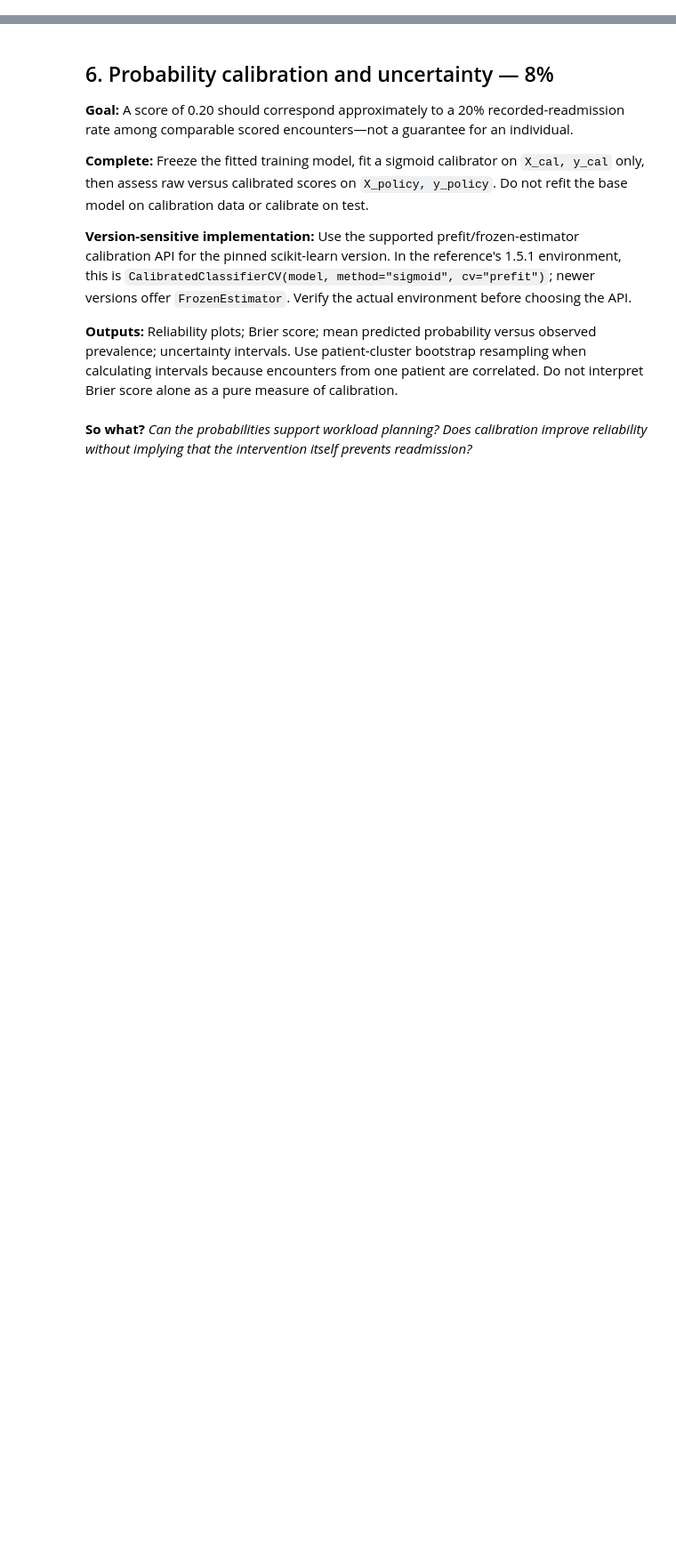
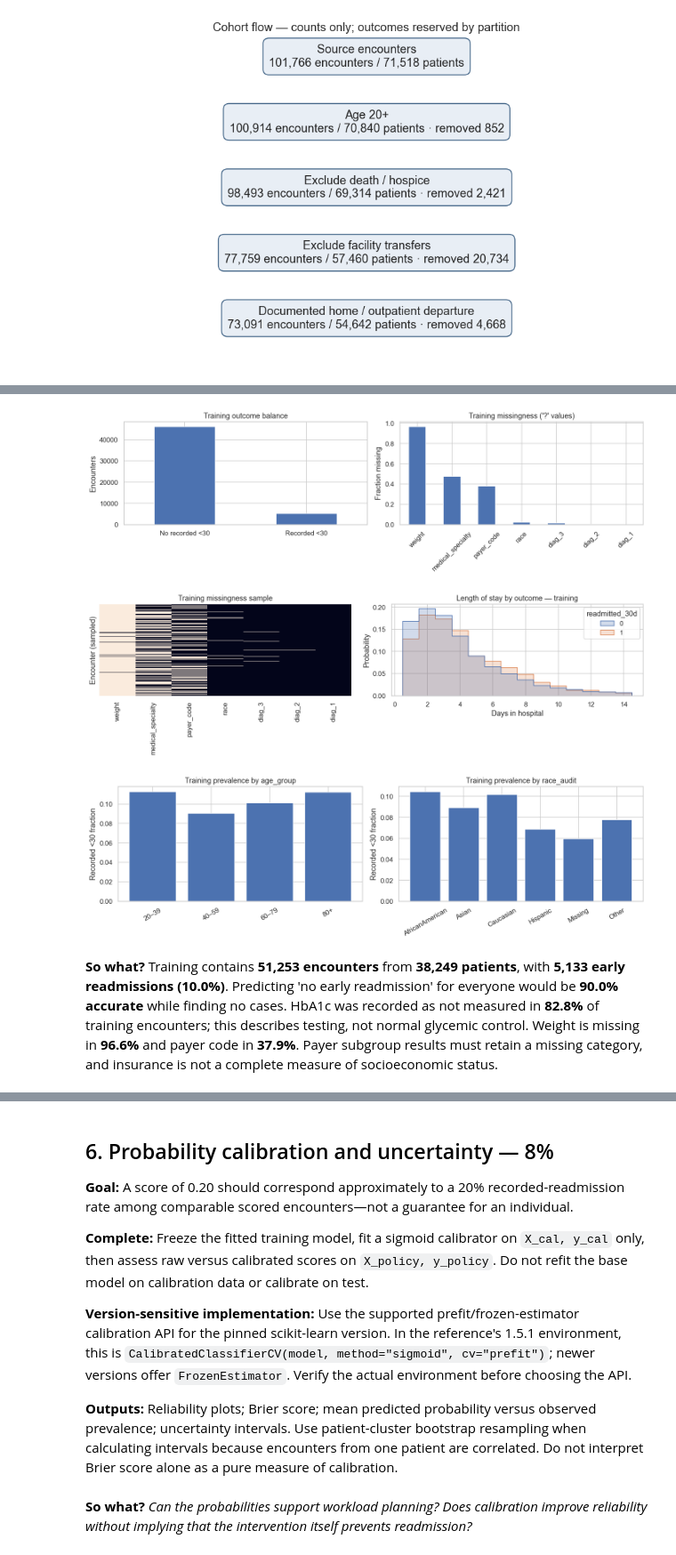
Before and after one commit to leaabj/healthcare_ai, a Jupyter notebook: Diabetes_Readmission_RAI_Skeleton.ipynb, the cells around one changed output, grey strips where cells are left out. Shown at 89% size. Saved outputs shown, nothing was run; the diff lists cells and outputs as text; code cells hidden in the pictures; blank space fills up the shorter version.

```diff
--- a/Diabetes_Readmission_RAI_Skeleton.ipynb
+++ b/Diabetes_Readmission_RAI_Skeleton.ipynb
@@ -252,0 +249,76 @@ The published dataset contains **101,766 encounters**, not 101,766 distinct pati
+# %%
+fig, ax = plt.subplots(figsize=(10, 6))
+ax.axis("off")
+for i, row in flow_table.iterrows():
+    y = 0.94 - i * 0.20
+    ax.text(0.5, y, f"{row['stage']}\n{row['encounters']:,} encounters / {row['patients']:,} patients"
+            + (f" · removed {row['removed_encounters']:,}" if i else ""),
+            ha="center", va="center", transform=ax.transAxes,
+            bbox={"boxstyle": "round,pad=0.5", "facecolor": "#e8eef5", "edgecolor": "#456789"})
+    if i < len(flow_table) - 1:
+        ax.annotate("", xy=(0.5, y-0.15), xytext=(0.5, y-0.06), xycoords="axes fraction",
+                    arrowprops={"arrowstyle": "->"})
+ax.set_title("Cohort flow — counts only; outcomes reserved by partition")
+fig.savefig(ARTIFACT_DIR / "cohort_flow.png", bbox_inches="tight")
+plt.show()
+
+cohort_tables = []
+for attribute in ["age_group", "gender_audit", "race_audit", "payer_code_audit"]:
+    table = train_df.groupby(attribute, dropna=False).agg(
+        encounters=(TARGET, "size"), patients=(PATIENT_ID, "nunique"),
+        early_readmissions=(TARGET, "sum"), prevalence=(TARGET, "mean"))
+    table["share_of_training"] = table["encounters"] / len(train_df)
+    table = table.reset_index().rename(columns={attribute: "group"}).assign(attribute=attribute)
+    cohort_tables.append(table)
+training_cohort_table = pd.concat(cohort_tables, ignore_index=True)
+display(training_cohort_table.round(4))
+training_cohort_table.to_csv(ARTIFACT_DIR / "training_cohort_table.csv", index=False)
+display(train_df[["time_in_hospital", "number_inpatient", "number_emergency", "num_medications"]]
+        .describe(percentiles=[0.25, 0.5, 0.75]).round(2))
+
+missingness = train_df[raw.columns].isna().mean().sort_values(ascending=False)
+display(missingness[missingness > 0].rename("missing_fraction").to_frame())
+missingness.rename("missing_fraction").to_csv(ARTIFACT_DIR / "training_missingness.csv")
+fig, axes = plt.subplots(1, 2, figsize=(13, 4))
+train_df[TARGET].map({0: "No recorded <30", 1: "Recorded <30"}).value_counts().plot.bar(ax=axes[0], rot=0)
+axes[0].set(title="Training outcome balance", ylabel="Encounters", xlabel="")
+missingness[missingness > 0].plot.bar(ax=axes[1], rot=45)
+axes[1].set(title="Training missingness ('?' values)", ylabel="Fraction missing")
+fig.tight_layout()
+fig.savefig(ARTIFACT_DIR / "training_balance_missingness.png", bbox_inches="tight")
+plt.show()
+
+fig, axes = plt.subplots(1, 2, figsize=(13, 4))
+missing_columns = missingness[missingness > 0].index
+sns.heatmap(train_df.sample(n=min(400, len(train_df)), random_state=RANDOM_STATE)[missing_columns].isna(),
+            cbar=False, yticklabels=False, ax=axes[0])
+axes[0].set(title="Training missingness sample", ylabel="Encounter (sampled)")
+sns.histplot(data=train_df, x="time_in_hospital", hue=TARGET, discrete=True,
+             stat="probability", common_norm=False, element="step", ax=axes[1])
+axes[1].set(title="Length of stay by outcome — training", xlabel="Days in hospital")
+fig.tight_layout()
+fig.savefig(ARTIFACT_DIR / "training_feature_distributions.png", bbox_inches="tight")
+plt.show()
+
+fig, axes = plt.subplots(1, 2, figsize=(13, 4))
+for ax, attribute in zip(axes, ["age_group", "race_audit"]):
+    subset = training_cohort_table.query("attribute == @attribute")
+    ax.bar(subset["group"], subset["prevalence"])
+    ax.tick_params(axis="x", rotation=30)
+    ax.set(title=f"Training prevalence by {attribute}", ylabel="Recorded <30 fraction")
+fig.tight_layout()
+fig.savefig(ARTIFACT_DIR / "training_subgroup_prevalence.png", bbox_inches="tight")
+plt.show()
+
+training_prevalence = train_df[TARGET].mean()
+display(Markdown(
+    f"**So what?** Training contains **{len(train_df):,} encounters** from **{train_df[PATIENT_ID].nunique():,} patients**, "
+    f"with **{train_df[TARGET].sum():,} early readmissions ({training_prevalence:.1%})**. "
+    f"Predicting 'no early readmission' for everyone would be **{1-training_prevalence:.1%} accurate** while finding no cases. "
+    f"HbA1c was recorded as not measured in **{train_df['A1Cresult'].eq('None').mean():.1%}** of training encounters; "
+    "this describes testing, not normal glycemic control. "
+    f"Weight is missing in **{train_df['weight'].isna().mean():.1%}** and payer code in **{train_df['payer_code'].isna().mean():.1%}**. "
+    "Payer subgroup results must retain a missing category, and insurance is not a complete measure of socioeconomic status."
+))
+# %% [output]
+[figure, added]
@@ -252,0 +359,4 @@ The published dataset contains **101,766 encounters**, not 101,766 distinct pati
+[figure, added]
+[figure, added]
+[figure, added]
+**So what?** Training contains **51,253 encounters** from **38,249 patients**, with **5,133 early readmissions (10.0%)**. Predicting 'no early readmission' for everyone would be **90.0% accurate** while finding no cases. HbA1c was recorded as not measured in **82.8%** of training encounters; this describes testing, not normal glycemic control. Weight is missing in **96.6%** and payer code in **37.9%**. Payer subgroup results must retain a missing category, and insurance is not a complete measure of socioeconomic status.
```
Also changed, not shown: parts of 37 cells of this notebook, 5 other files.
